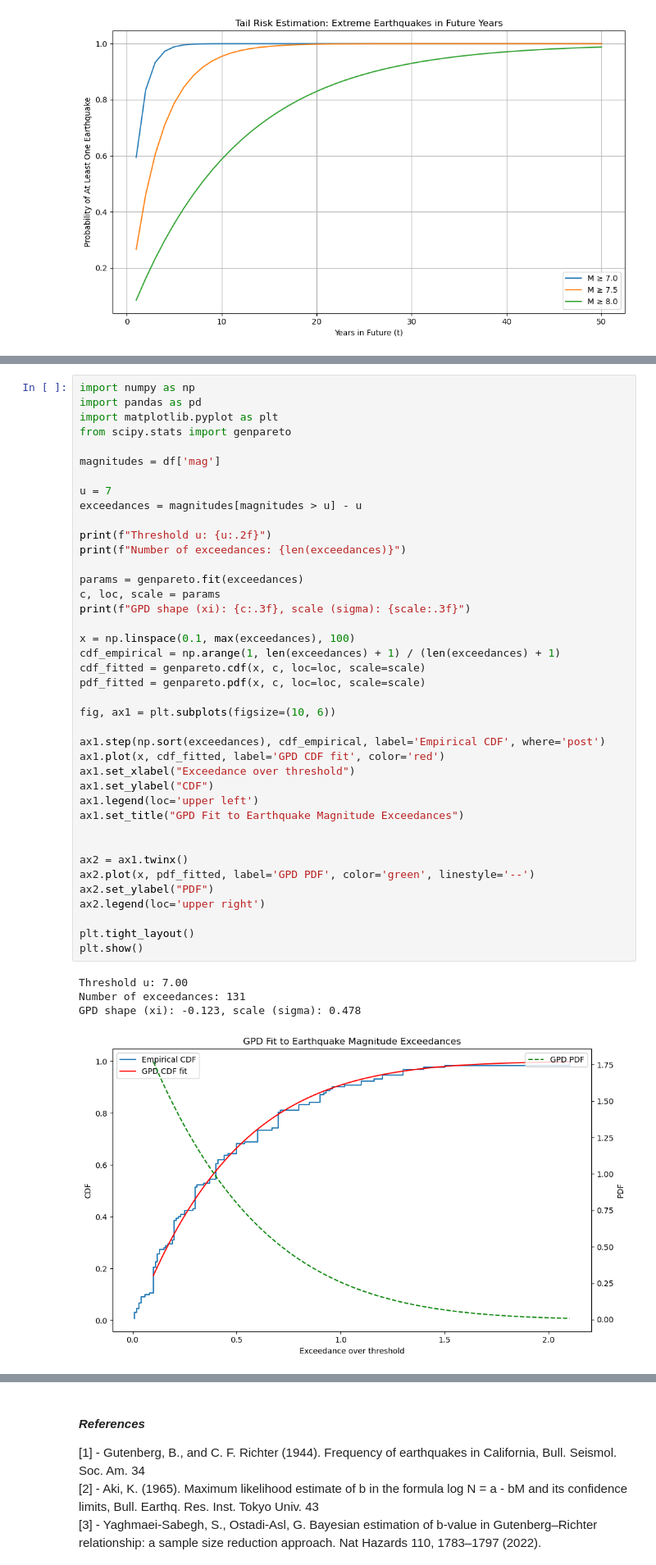
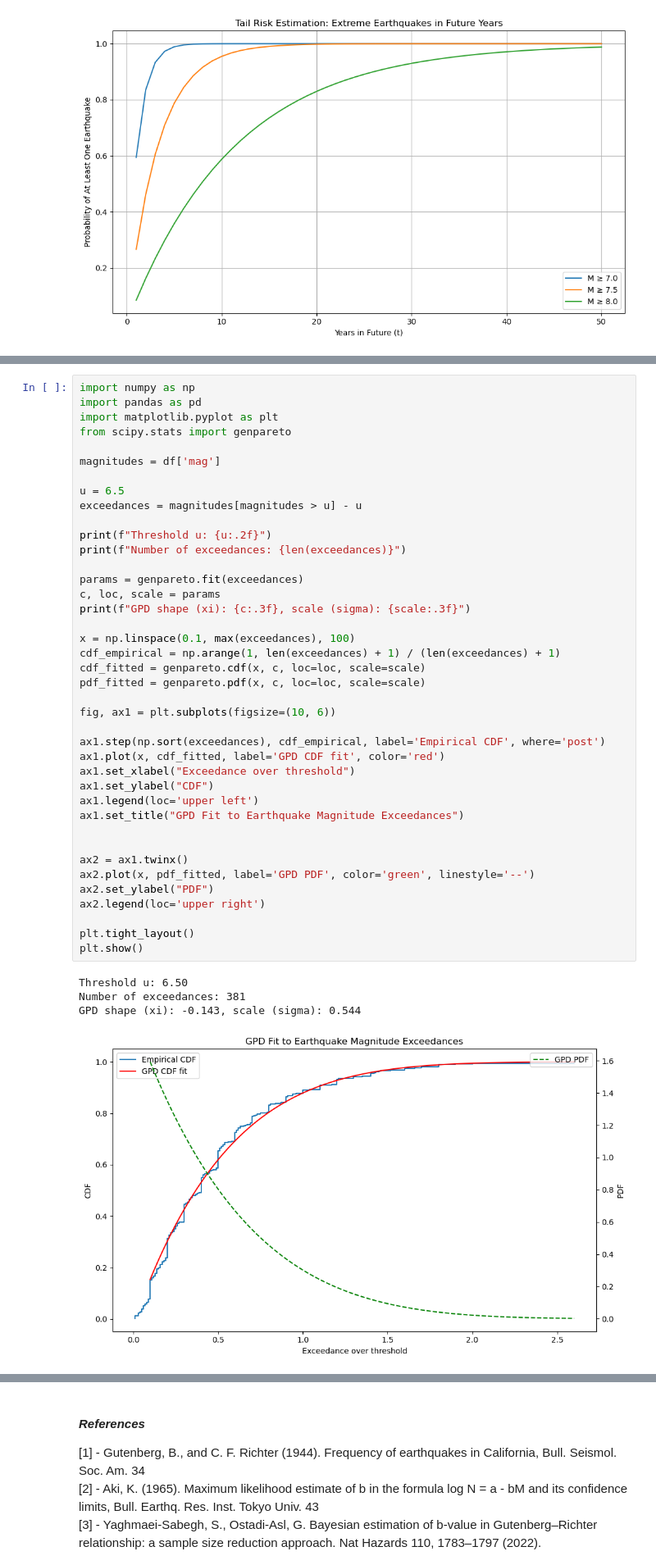
Before and after one commit to Luka-Radulovic/earthquake-statistical-analysis, a Jupyter notebook: earthquake-analysis.ipynb, the cells around one changed output, grey strips where cells are left out. Shown at 82% size. Cells and saved outputs as stored; diff of their text form.

```diff
--- a/earthquake-analysis.ipynb
+++ b/earthquake-analysis.ipynb
@@ -728,40 +730,40 @@ from scipy.stats import genpareto
 
 magnitudes = df['mag']
 
-u = 7
+u = 6.5
 exceedances = magnitudes[magnitudes > u] - u
 
 print(f"Threshold u: {u:.2f}")
 print(f"Number of exceedances: {len(exceedances)}")
 
 params = genpareto.fit(exceedances)
 c, loc, scale = params
 print(f"GPD shape (xi): {c:.3f}, scale (sigma): {scale:.3f}")
 
 x = np.linspace(0.1, max(exceedances), 100)
 cdf_empirical = np.arange(1, len(exceedances) + 1) / (len(exceedances) + 1)
 cdf_fitted = genpareto.cdf(x, c, loc=loc, scale=scale)
 pdf_fitted = genpareto.pdf(x, c, loc=loc, scale=scale)
 
 fig, ax1 = plt.subplots(figsize=(10, 6))
 
 ax1.step(np.sort(exceedances), cdf_empirical, label='Empirical CDF', where='post')
 ax1.plot(x, cdf_fitted, label='GPD CDF fit', color='red')
 ax1.set_xlabel("Exceedance over threshold")
 ax1.set_ylabel("CDF")
 ax1.legend(loc='upper left')
 ax1.set_title("GPD Fit to Earthquake Magnitude Exceedances")
 
 
 ax2 = ax1.twinx()
 ax2.plot(x, pdf_fitted, label='GPD PDF', color='green', linestyle='--')
 ax2.set_ylabel("PDF")
 ax2.legend(loc='upper right')
 
 plt.tight_layout()
 plt.show()
 # %% [output]
-Threshold u: 7.00
-Number of exceedances: 131
-GPD shape (xi): -0.123, scale (sigma): 0.478
+Threshold u: 6.50
+Number of exceedances: 381
+GPD shape (xi): -0.143, scale (sigma): 0.544
-[figure, old version]
+[figure, new version]
```
Also changed, not shown: parts of 9 cells of this notebook.
